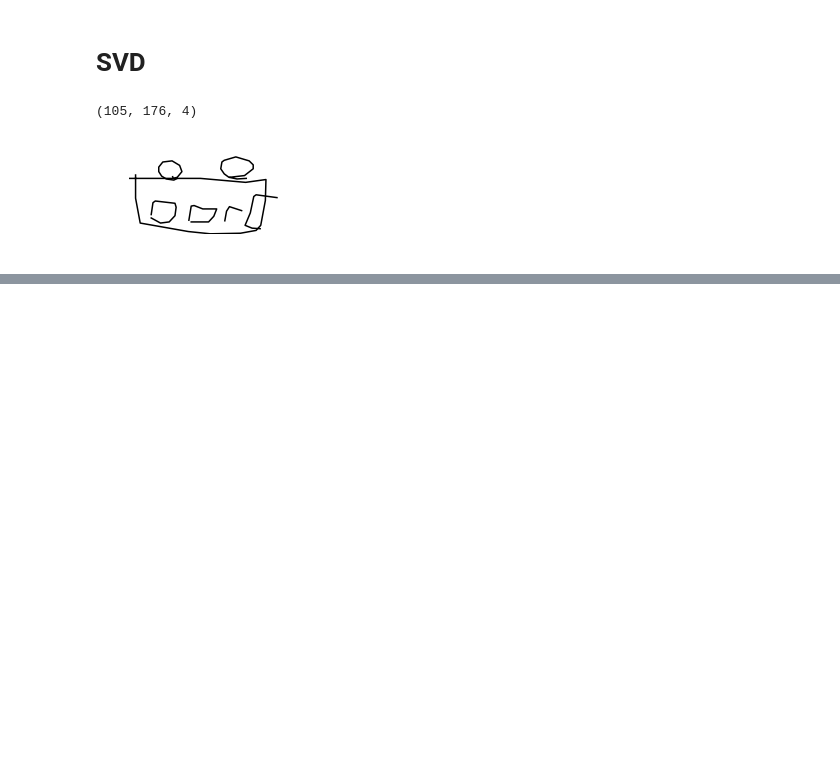
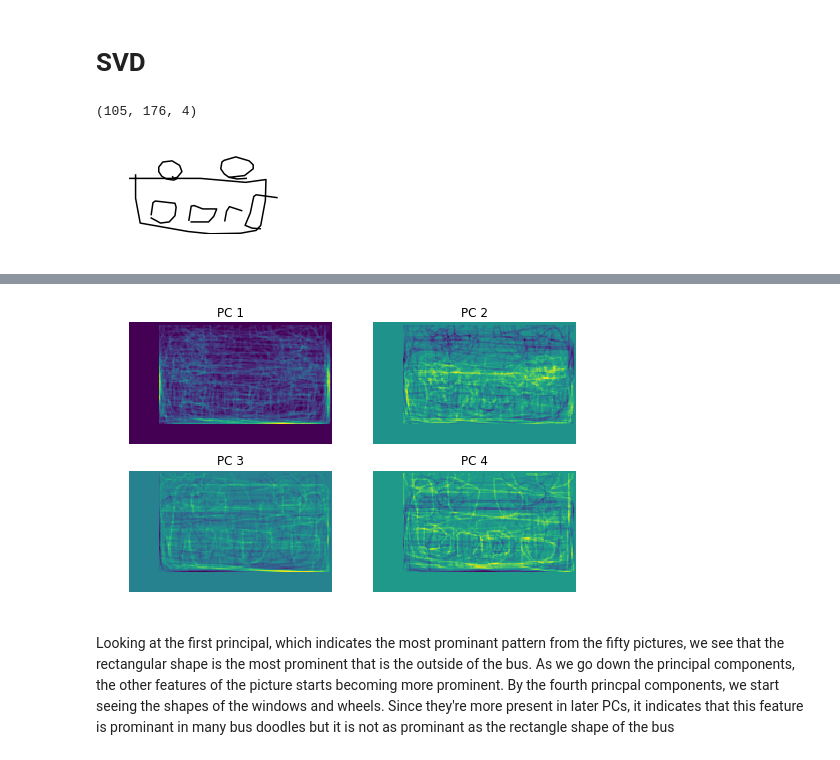
Before and after one commit to maplet2/Doodle-Classifier, a Jupyter notebook: Doodler.ipynb, the cells around one changed output, grey strips where cells are left out. Saved outputs shown, nothing was run; the diff lists cells and outputs as text; code cells hidden in the pictures; blank space fills up the shorter version.

```diff
--- a/Doodler.ipynb
+++ b/Doodler.ipynb
@@ -219,2 +221,22 @@ plt.show()
+# %%
+# Display the dominate shapes as determined by SVD:
+fig, axs = plt.subplots(2,2, figsize=(8,5))
+
+frame = u[:, 0:4]
+k = 0
+l = 0
+for i in range(4):
+    frame_rs = np.reshape(frame[:,i], (height,width))
+    axs[k][l].imshow(frame_rs)
+    axs[k][l].set_title('PC {}'.format(i+1))
+    axs[k][l].axis('off')
+    l = l + 1
+    if l == 2:
+        k = k + 1
+        l = 0
+# %% [output]
+[figure, added]
+# %% [markdown]
+Looking at the first principal, which indicates the most prominant pattern from the fifty pictures, we see that the rectangular shape is the most prominent that is the outside of the bus. As we go down the principal components, the other features of the picture starts becoming more prominent. By the fourth princpal components, we start seeing the shapes of the windows and wheels. Since they're more present in later PCs, it indicates that this feature is prominant in many bus doodles but it is not as prominant as the rectangle shape of the bus
 # %%
 # %% [output]
```
Also changed, not shown: parts of 5 cells of this notebook.
